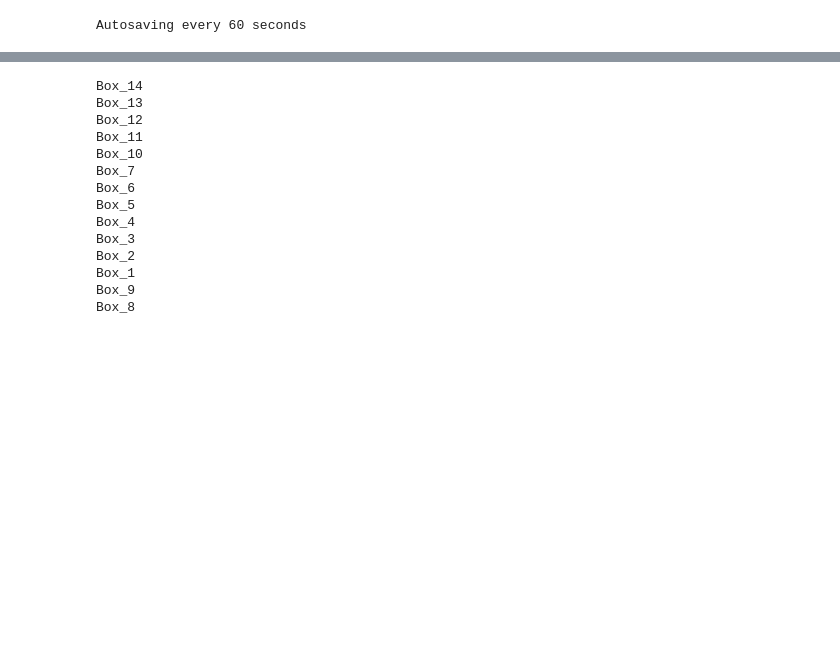
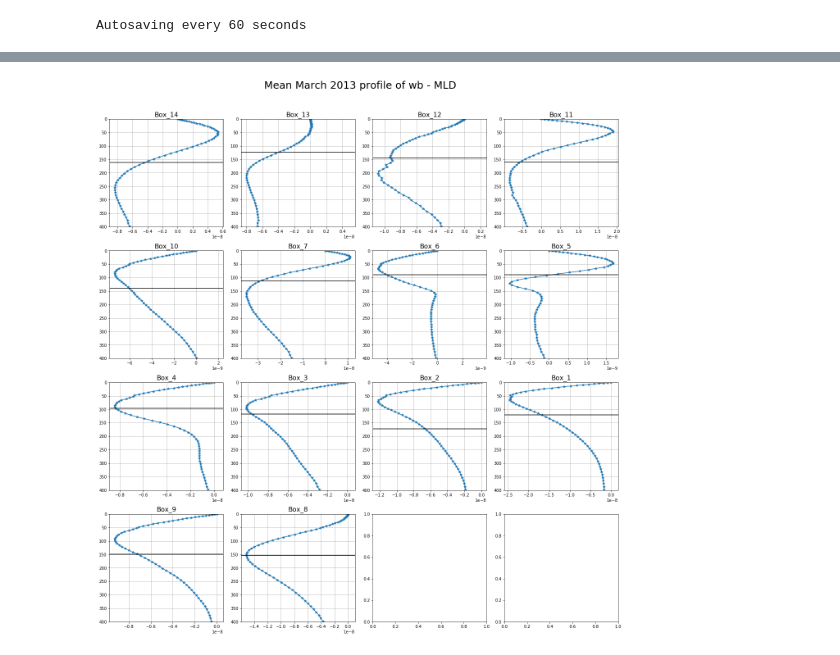
Before and after one commit to auraoupa/CMEMS-diags, a Jupyter notebook: Vert-buoy-flx/cmems-glo-hr_submesoscale-vertical-buoyancy-flux-PK-NATL60.ipynb, the cells around one changed output, grey strips where cells are left out. Saved outputs shown, nothing was run; the diff lists cells and outputs as text; code cells hidden in the pictures; blank space fills up the shorter version.

```diff
--- a/Vert-buoy-flx/cmems-glo-hr_submesoscale-vertical-buoyancy-flux-PK-NATL60.ipynb
+++ b/Vert-buoy-flx/cmems-glo-hr_submesoscale-vertical-buoyancy-flux-PK-NATL60.ipynb
@@ -132,17 +202,20 @@ wb_boxes_yr = get_wb_in_boxes(march_buoyfiles,march_wfiles)
+# %%
+fig, axs = plt.subplots(4,4, figsize=(18, 18))
+axs = axs.ravel()
+title = 'Mean March 2013 profile of wb - MLD'
+plt.suptitle(title,size = 25,y=1.05)
+i = 0
+for k,box in enumerate(boxes):
+    axs[i].plot(np.nanmean(wb_boxes_march[:,k,:],0),dep,'C0*-')
+    axs[i].set_title(box.name,size=16)
+    axs[i].grid(True)
+    axs[i].set_ylim(400,0)
+    axs[i].axhline(y=np.nanmean(mld_boxes_march[:,k]),color='k')
+    i = i + 1
+    fig.tight_layout()
+
+plt.savefig("NATL60_wb_profiles_march13_400m.png")
+# %% [output]
+[figure, added]
 # %%
-wb_boxes_yr = get_wb_in_boxes(sept_buoyfiles,sept_wfiles)
+wb_boxes_sept = get_wb_in_boxes(sept_buoyfiles,sept_wfiles)
-# %% [output]
-Box_14
-Box_13
-Box_12
-Box_11
-Box_10
-Box_7
-Box_6
-Box_5
-Box_4
-Box_3
-Box_2
-Box_1
-Box_9
-Box_8
```
Also changed, not shown: parts of 10 cells of this notebook, 3 other files.
